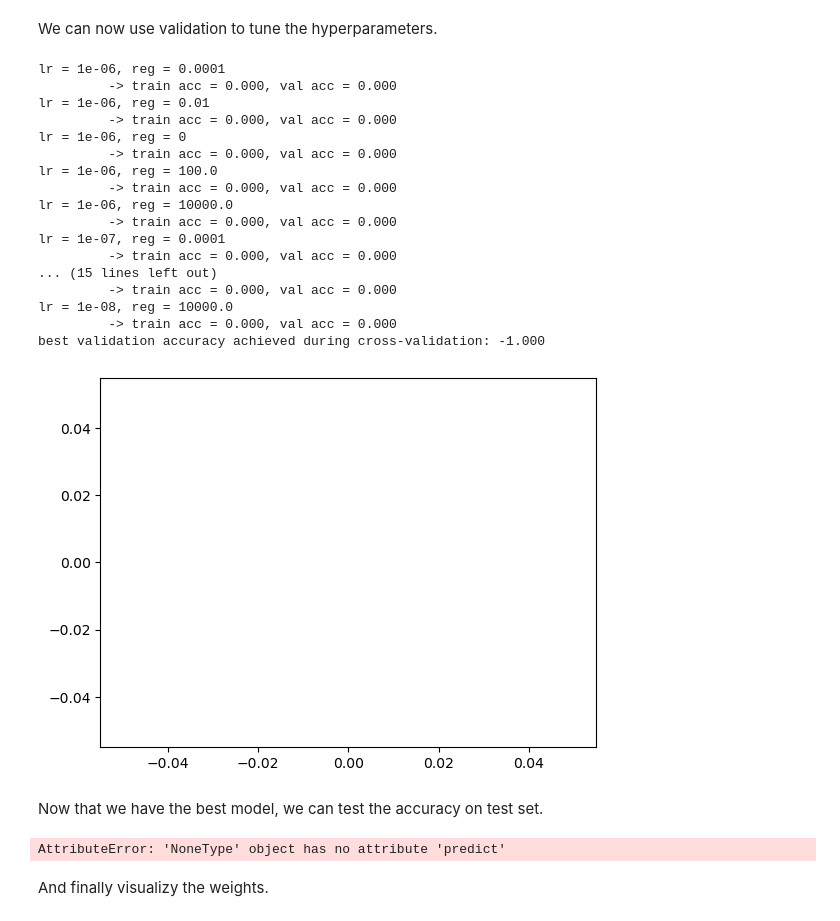
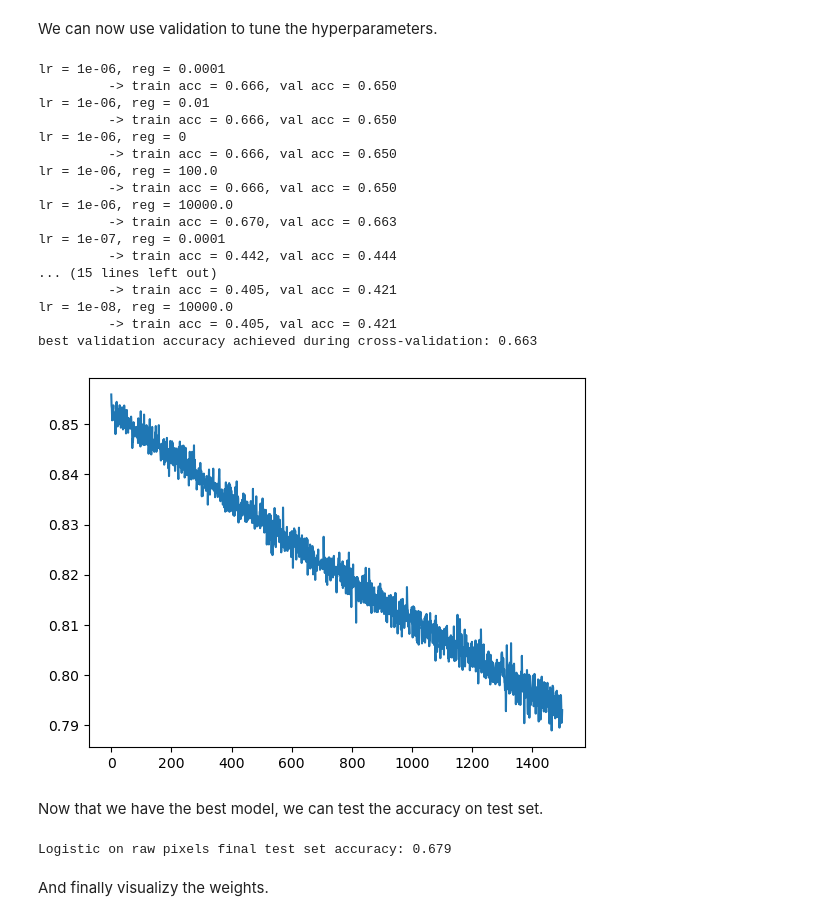
Before and after one commit to Arkanthara/data-mining, a Jupyter notebook: TP5_main.ipynb, the cells around one changed output. Cells and saved outputs as stored; diff of their text form; code cells hidden in the pictures.

```diff
--- a/TP5_main.ipynb
+++ b/TP5_main.ipynb
@@ -242,46 +242,52 @@ for lr in learning_rates:
         # training set, compute its accuracy on the training and validation sets, and  #
         # store the best validation accuracy in best_val and the model object that     #
         # achieves this accuracy in best_logistc.                                      #
         #                                                                              #
         # Hint: You should use a small value for num_iters as you develop your         #
         # validation code so that the model don't take much time to train; once you are#
         # confident that your validation code works, you should rerun the validation   #
         # code with a larger value for num_iters, lets say 1500.                       #
         #                                                                              #
         # To copy the model use best_logistic = copy.deepcopy(model)                   #
         ################################################################################
-        pass
+        loss, _ = model.train(X_train, y_train, lr, reg, num_iters, 200, True)
 
-        acc_train = 0 # to replace
-        acc_val = 0 # to replace
+        acc_train = np.mean(model.predict(X_train) == y_train)
+        acc_val = np.mean(model.predict(X_val) == y_val)
+
+        if acc_val > best_val:
+            best_val = acc_val
+            best_hist = loss
+            best_logistic = copy.deepcopy(model)
+
         ################################################################################
         #                              END OF YOUR CODE                                #
         ################################################################################
         print("\r\t -> train acc = {:.3f}, val acc = {:.3f}".format(acc_train, acc_val))
 
 
 print('best validation accuracy achieved during cross-validation: {:.3f}'.format(best_val))
 plt.plot(best_hist)
 plt.show()
 # %% [output]
 lr = 1e-06, reg = 0.0001
-         -> train acc = 0.000, val acc = 0.000
+         -> train acc = 0.666, val acc = 0.650
 lr = 1e-06, reg = 0.01
-         -> train acc = 0.000, val acc = 0.000
+         -> train acc = 0.666, val acc = 0.650
 lr = 1e-06, reg = 0
-         -> train acc = 0.000, val acc = 0.000
+         -> train acc = 0.666, val acc = 0.650
 lr = 1e-06, reg = 100.0
-         -> train acc = 0.000, val acc = 0.000
+         -> train acc = 0.666, val acc = 0.650
 lr = 1e-06, reg = 10000.0
-         -> train acc = 0.000, val acc = 0.000
+         -> train acc = 0.670, val acc = 0.663
 lr = 1e-07, reg = 0.0001
-         -> train acc = 0.000, val acc = 0.000
+         -> train acc = 0.442, val acc = 0.444
 ... (15 lines left out)
-         -> train acc = 0.000, val acc = 0.000
+         -> train acc = 0.405, val acc = 0.421
 lr = 1e-08, reg = 10000.0
-         -> train acc = 0.000, val acc = 0.000
-best validation accuracy achieved during cross-validation: -1.000
+         -> train acc = 0.405, val acc = 0.421
+best validation accuracy achieved during cross-validation: 0.663
-[figure, old version]
+[figure, new version]
 # %% [markdown]
 Now that we have the best model, we can test the accuracy on test set.
 # %%
@@ -291,7 +297,7 @@ y_test_pred = best_logistic.predict(X_test)
 test_accuracy = np.mean(y_test == y_test_pred)
 print('Logistic on raw pixels final test set accuracy: {:.3f}'.format(test_accuracy))
 # %% [output]
-AttributeError: 'NoneType' object has no attribute 'predict'
+Logistic on raw pixels final test set accuracy: 0.679
 # %% [markdown]
 And finally visualizy the weights.
 # %%
```
Also changed, not shown: parts of 8 cells of this notebook, 2 other files.
